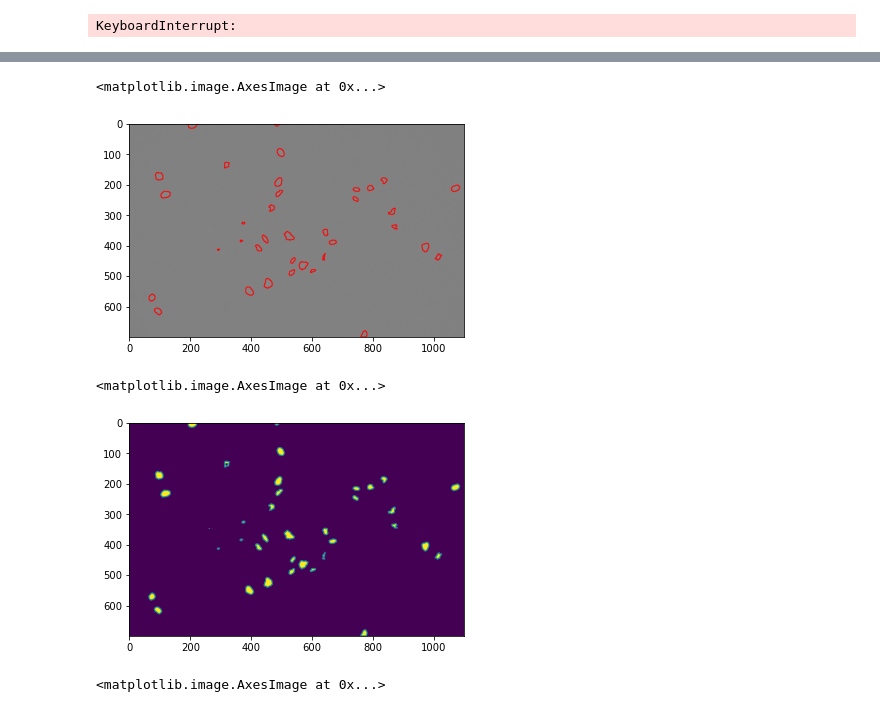
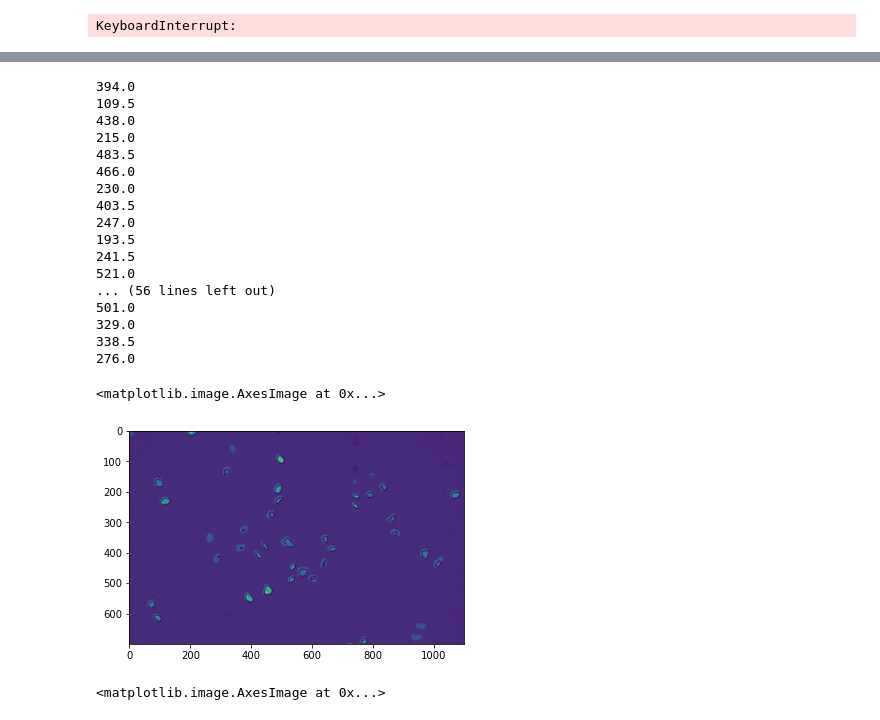
Before and after one commit to deepanshsingh8/DeepVision, a Jupyter notebook: Final/Final_TS_copy.ipynb, the cells around one changed output, grey strips where cells are left out. Saved outputs shown, nothing was run; the diff lists cells and outputs as text; code cells hidden in the pictures.

```diff
--- a/Final/Final_TS_copy.ipynb
+++ b/Final/Final_TS_copy.ipynb
@@ -53,7 +71,8 @@ def make_boxes(color_img,image,labels):
             cv2.CHAIN_APPROX_NONE)[-2]
 
         for i in range(len(cnts)):
-            if len(cnts[i]) >= 5:
+            if len(cnts[i]) >= 5 and cv2.contourArea(cnts[i]) >= 4:
+                print(cv2.contourArea(cnts[i]))
                 ellipse=cv2.fitEllipse(cnts[i])
                 (x, y), (MA, ma), angle=ellipse
                 center = (int(x), int(y))
@@ -105,8 +124,8 @@ def segmentation_try_1(frame,gray):
         #pd.DataFrame(markers).to_csv("markers.csv")
         #pd.DataFrame(label).to_csv("labels.csv")
         frame_boxes,color_img,radiuses,centers = make_boxes(image,frame,markers)
-        return image,frame,markers
-#         return color_img,frame_boxes,markers,radiuses,centers
+#         return image,frame,markers
+        return color_img,frame_boxes,markers,radiuses,centers
 # %%
 def segmentation_try_3(frame):
         image = frame.copy()
@@ -436,16 +533,31 @@ KeyboardInterrupt:
 img_path = r"../images/Fluo-N2DL-HeLa/Sequence 3/t000.tif"
 frame = cv2.imread(img_path)
 gray = cv2.cvtColor(frame, cv2.COLOR_BGR2GRAY)
-image,frame,markers = segmentation_try_1(frame,gray)
-plt.imshow(image)
+color_img,frame_boxes,markers,radiuses,centers = segmentation_try_1(frame, gray)
+frame_boxes,color_img,radiuses,centers = make_boxes(frame,gray,markers)
 # %% [output]
-<matplotlib.image.AxesImage at 0x...>
+394.0
+109.5
+438.0
+215.0
+483.5
+466.0
+230.0
+403.5
+247.0
+193.5
+241.5
+521.0
+... (56 lines left out)
+501.0
+329.0
+338.5
+276.0
-[figure, removed]
 # %%
-plt.imshow(frame)
+plt.imshow(frame_boxes)
 # %% [output]
 <matplotlib.image.AxesImage at 0x...>
-[figure, old version]
+[figure, new version]
 # %%
 plt.imshow(markers)
 # %% [output]
```
Also changed, not shown: parts of 13 cells of this notebook, 1 other file.
